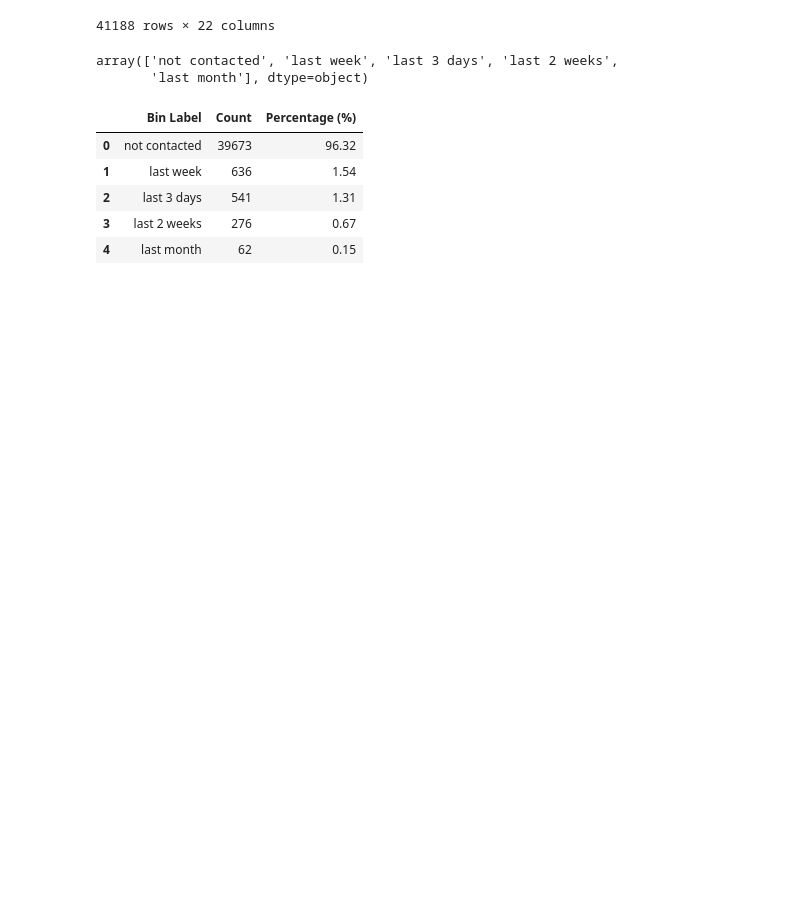
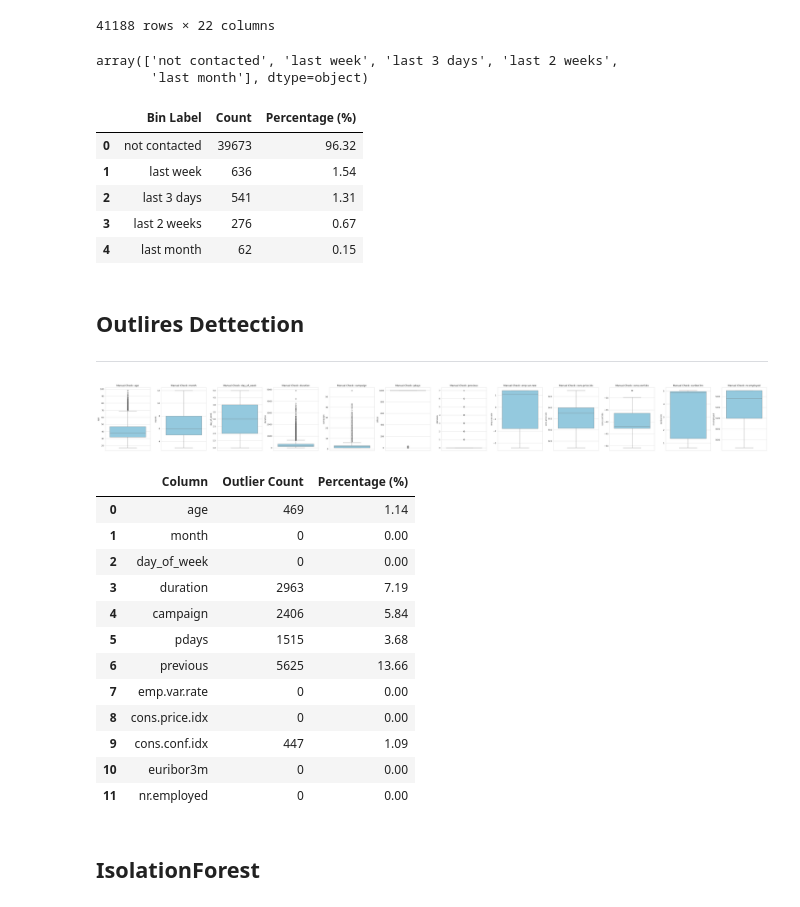
Before and after one commit to NitoBoritto/El_Farghaly_Bros., a Jupyter notebook: notebooks/expirement.ipynb, the cells around one changed output. Saved outputs shown, nothing was run; the diff lists cells and outputs as text; code cells hidden in the pictures; blank space fills up the shorter version.

```diff
--- a/notebooks/expirement.ipynb
+++ b/notebooks/expirement.ipynb
@@ -373,3 +387,63 @@ get_pdays_summary(df)
 | 2 | last 3 days | 541 | 1.31 |
 | 3 | last 2 weeks | 276 | 0.67 |
 | 4 | last month | 62 | 0.15 |
+# %% [markdown]
+
+
+
+
+## Outlires Dettection
+---
+# %%
+
+def detect_outliers(df, show_plots=True):
+
+    numeric_cols = df.select_dtypes(include=[np.number]).columns
+    summary_data = []
+
+    for col in numeric_cols:
+        Q1 = df[col].quantile(0.25)
+        Q3 = df[col].quantile(0.75)
+        IQR = Q3 - Q1
+        lower_bound = Q1 - 1.5 * IQR
+        upper_bound = Q3 + 1.5 * IQR
+
+        outliers = df[(df[col] < lower_bound) | (df[col] > upper_bound)]
+        count = len(outliers)
+
+        summary_data.append({
+            'Column': col,
+            'Outlier Count': count,
+            'Percentage (%)': round((count / len(df)) * 100, 2)
+        })
+
+    if show_plots:
+        num_cols = len(numeric_cols)
+        fig, axes = plt.subplots(1, num_cols, figsize=(num_cols * 4, 5))
+        if num_cols == 1: axes = [axes]
+        for i, col in enumerate(numeric_cols):
+            sns.boxplot(y=df[col], ax=axes[i], color='skyblue')
+            axes[i].set_title(f'Manual Check: {col}')
+        plt.tight_layout()
+        plt.show()
+
+    return pd.DataFrame(summary_data)
+
+detect_outliers(df)
+# %% [output]
+[figure, added]
+|  | Column | Outlier Count | Percentage (%) |
+| 0 | age | 469 | 1.14 |
+| 1 | month | 0 | 0.00 |
+| 2 | day_of_week | 0 | 0.00 |
+| 3 | duration | 2963 | 7.19 |
+| 4 | campaign | 2406 | 5.84 |
+| 5 | pdays | 1515 | 3.68 |
+| 6 | previous | 5625 | 13.66 |
+| 7 | emp.var.rate | 0 | 0.00 |
+| 8 | cons.price.idx | 0 | 0.00 |
+| 9 | cons.conf.idx | 447 | 1.09 |
+| 10 | euribor3m | 0 | 0.00 |
+| 11 | nr.employed | 0 | 0.00 |
+# %% [markdown]
+##  IsolationForest
```
Also changed, not shown: parts of 15 cells of this notebook.
